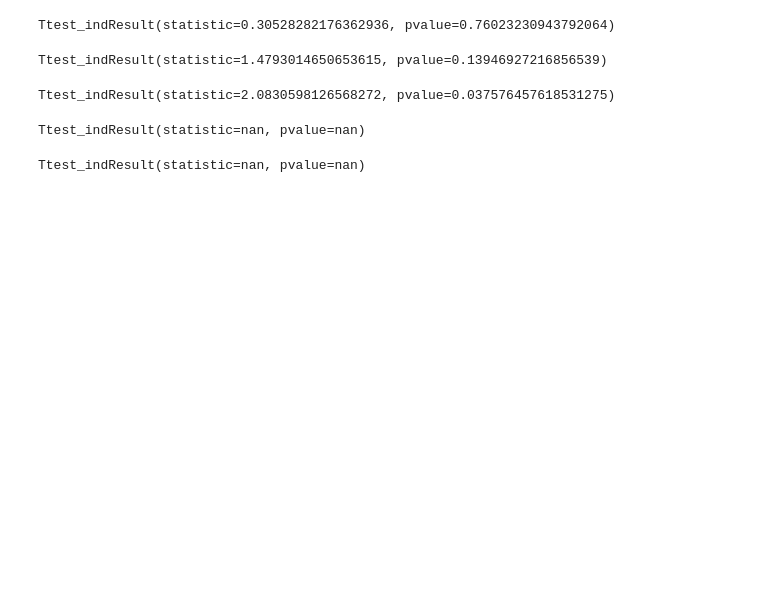
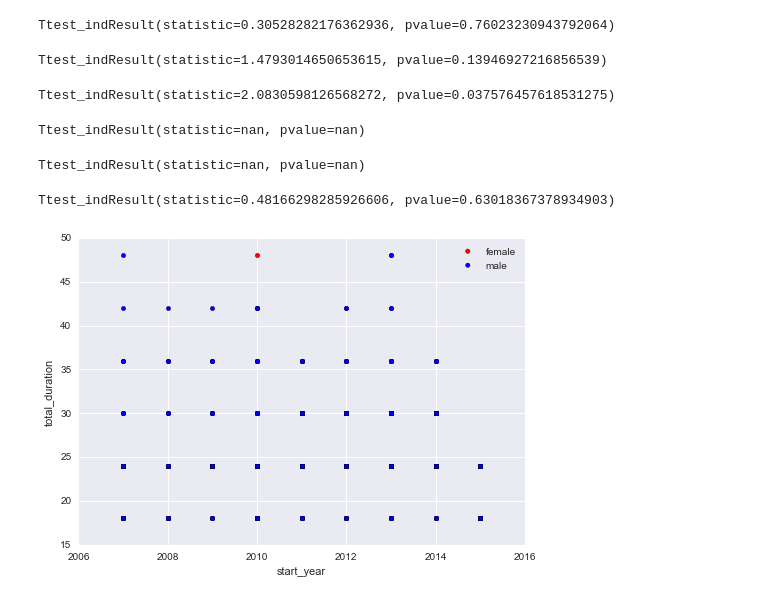
Before and after one commit to meryemmhamdi1/Gokcen_Meryem_Riyadh_ADA, a Jupyter notebook: HW2.ipynb, the cells around one changed output. Saved outputs shown, nothing was run; the diff lists cells and outputs as text; code cells hidden in the pictures; blank space fills up the shorter version.

```diff
--- a/HW2.ipynb
+++ b/HW2.ipynb
@@ -474,3 +484,17 @@ Ttest_indResult(statistic=nan, pvalue=nan)
 stats.ttest_ind(general_dur, df_ComputerScienceTheory_dur)
 # %% [output]
 Ttest_indResult(statistic=nan, pvalue=nan)
+# %%
+female_master_dur = aa1[aa1['gender'] == 'Madame']['total_duration']
+male_master_dur = aa1[aa1['gender'] == 'Monsieur']['total_duration']
+stats.ttest_ind(female_master_dur, male_master_dur)
+# %% [output]
+Ttest_indResult(statistic=0.48166298285926606, pvalue=0.63018367378934903)
+# %%
+data_female = aa1[aa1['gender'] == 'Madame']
+data_male = aa1[aa1['gender'] == 'Monsieur']
+
+ax = data_female.plot(kind='scatter', x='start_year', y='total_duration', color='red', label='female');
+data_male.plot(kind='scatter', x='start_year', y='total_duration', color='blue', label='male', ax=ax);
+# %% [output]
+[figure, added]
```
Also changed, not shown: parts of 15 cells of this notebook.
